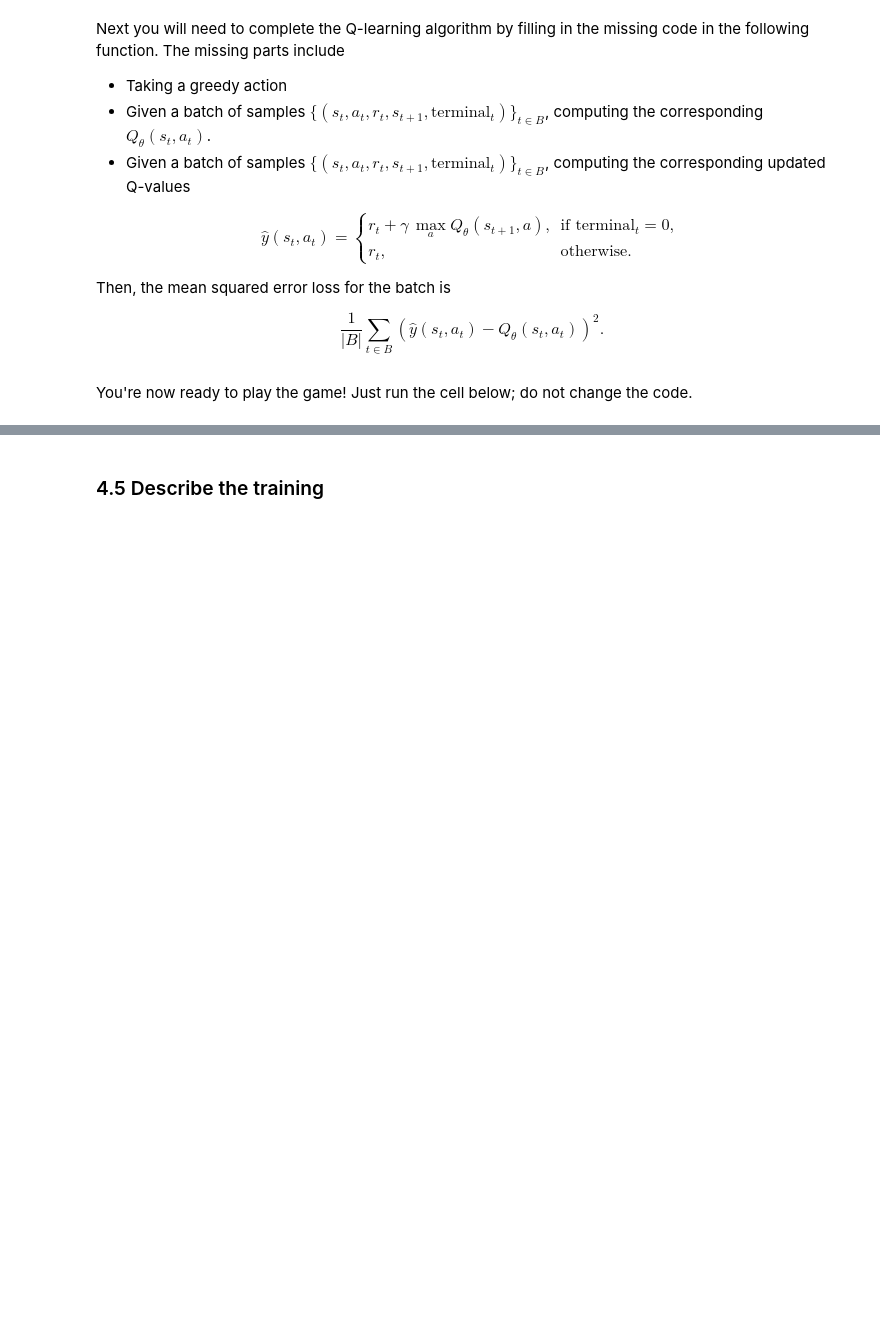
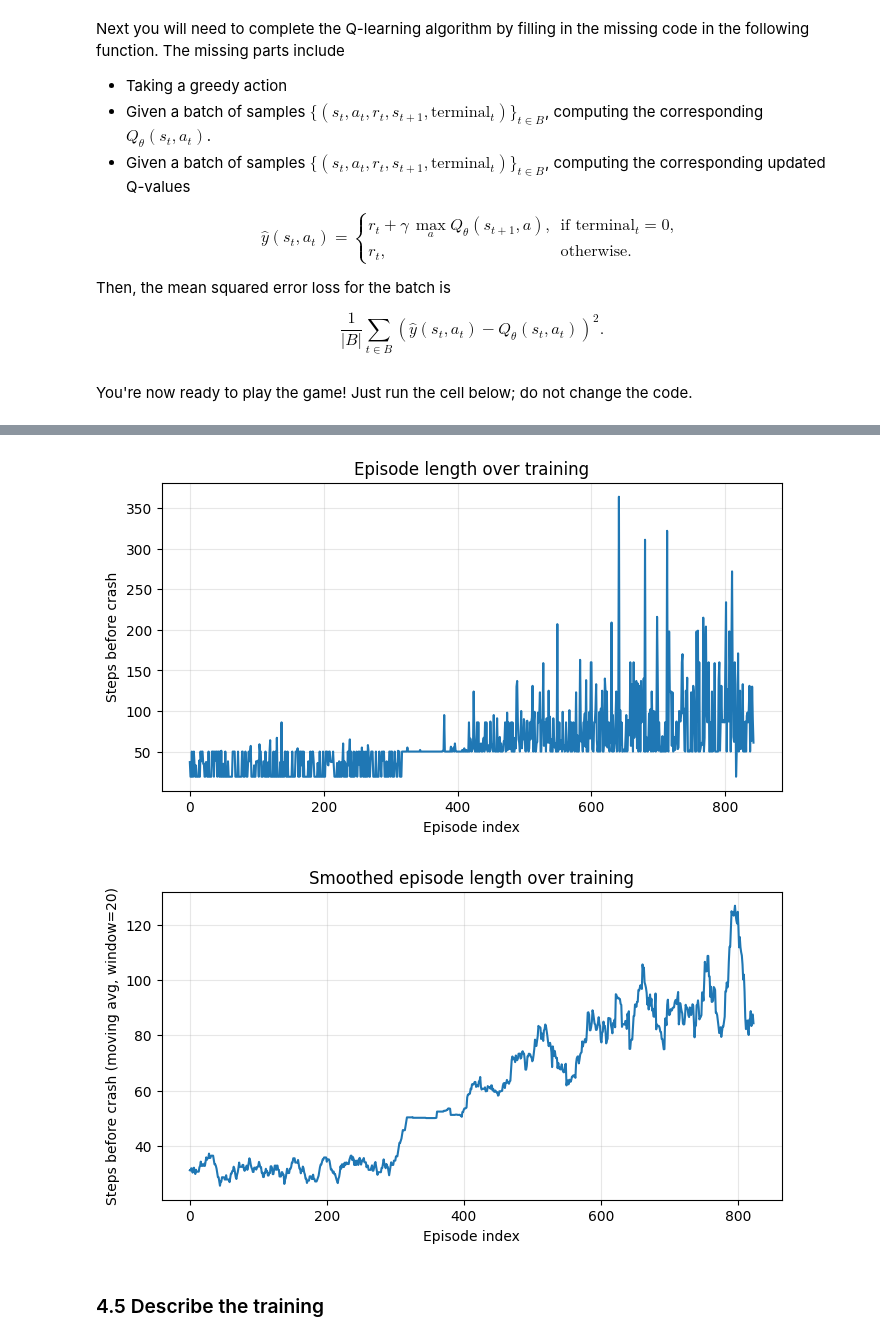
Before and after one commit to wangyf1125/SDS6650, a Jupyter notebook: assignments/assn4/assn4.ipynb, the cells around one changed output, grey strips where cells are left out. Drawn from its saved outputs; the diff is of its cells as text; code cells hidden in the pictures; blank space fills up the shorter version.

```diff
--- a/assignments/assn4/assn4.ipynb
+++ b/assignments/assn4/assn4.ipynb
@@ -1040,7 +1040,7 @@ def create_q_model():
     layer1 = layers.Conv2D(filters=32, kernel_size=8, strides=4, activation="relu",
                            kernel_initializer=initializers.TruncatedNormal(mean=0., stddev=0.01),
                            bias_initializer=initializers.Constant(0.01))(state)
-    layer2 = layers.MaxPool2D(pool_size=(2, 2), strides=2, padding="SAME")(layer1)
+    layer2 = layers.MaxPool2D(pool_size=(2, 2), strides=2, padding="same")(layer1)
     layer3 = layers.Conv2D(filters=64, kernel_size=4, strides=2, activation="relu",
                            kernel_initializer=initializers.TruncatedNormal(mean=0., stddev=0.01),
                            bias_initializer=initializers.Constant(0.01))(layer2)
@@ -1228,4 +1285,9 @@ def playgame():
     loss_function = keras.losses.MeanSquaredError()
 
     # play the game
-    dql_flappy_bird(model=model, optimizer=optimizer, loss_function=loss_function)
+    episode_lengths, episode_rewards = dql_flappy_bird(
+        model=model,
+        optimizer=optimizer,
+        loss_function=loss_function
+    )
+    return model, episode_lengths, episode_rewards
@@ -1233,0 +1294,3 @@ playgame()
+# %%
+#playgame()
+model, episode_lengths, episode_rewards = playgame()
@@ -1234,3 +1315,30 @@ playgame()
+# %%
+import matplotlib.pyplot as plt
+import numpy as np
+# steps
+plt.figure(figsize=(8, 4))
+plt.plot(episode_lengths)
+plt.xlabel("Episode index")
+plt.ylabel("Steps before crash")
+plt.title("Episode length over training")
+plt.grid(True, alpha=0.3)
+plt.show()
+# average 20 steps
+window = 20
+if len(episode_lengths) >= window:
+    moving_avg = np.convolve(episode_lengths,
+                             np.ones(window)/window,
+                             mode='valid')
+    plt.figure(figsize=(8, 4))
+    plt.plot(moving_avg)
+    plt.xlabel("Episode index")
+    plt.ylabel(f"Steps before crash (moving avg, window={window})")
+    plt.title("Smoothed episode length over training")
+    plt.grid(True, alpha=0.3)
+    plt.show()
+# %% [output]
+[figure, added]
+[figure, added]
 # %% [markdown]
 ### 4.5 Describe the training
 # %% [markdown]
```
Also changed, not shown: parts of 6 cells of this notebook.
